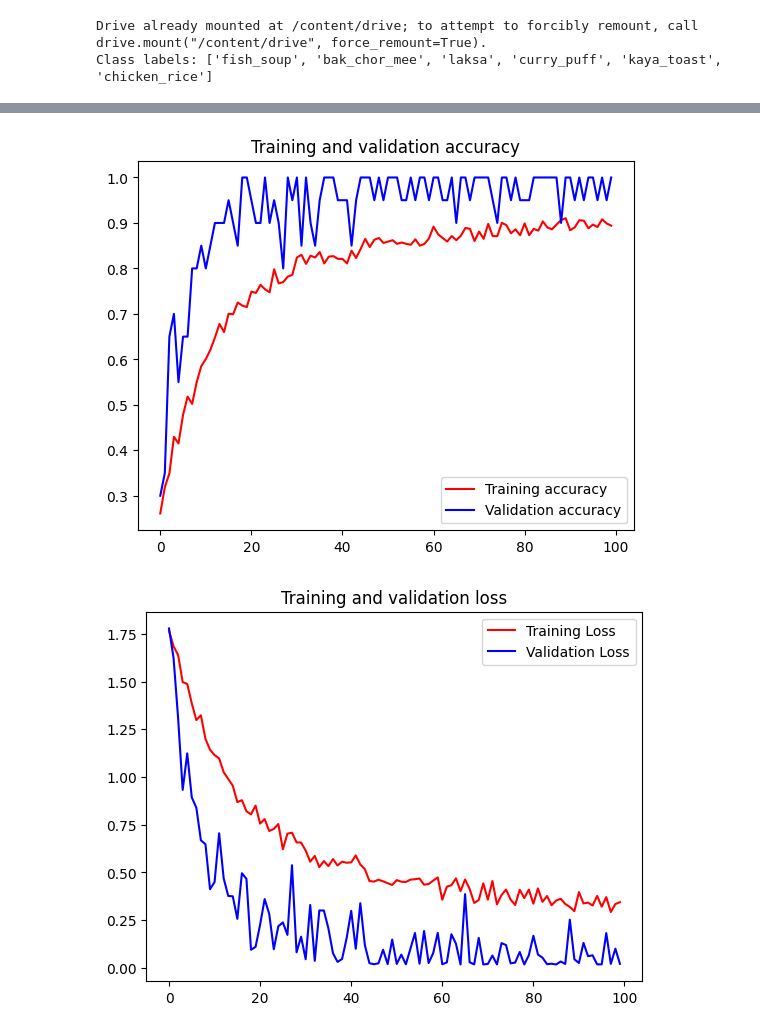
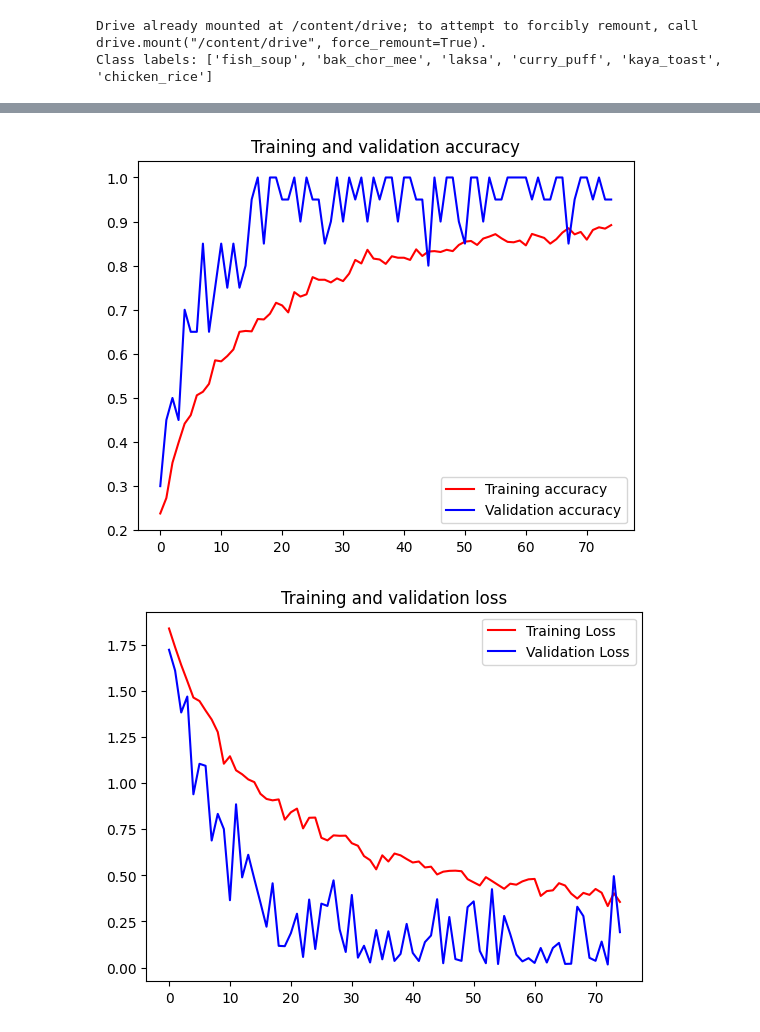
Before and after one commit to chernhaw/ITNPBDJ---Dissertation-Project, a Jupyter notebook: L2_Makan_v1.ipynb, the cells around one changed output, grey strips where cells are left out. Drawn from its saved outputs; the diff is of its cells as text; code cells hidden in the pictures.

```diff
--- a/L2_Makan_v1.ipynb
+++ b/L2_Makan_v1.ipynb
@@ -112,7 +112,7 @@ model.compile(loss='categorical_crossentropy',
 # %%
 
 # Constant for epochs
-EPOCHS = 100
+EPOCHS = 75
 
 # Train the model
 history = model.fit(
@@ -171,2 +171,2 @@ Epoch 100/100
-[figure, old version]
+[figure, new version]
-[figure, old version]
+[figure, new version]
```
Also changed, not shown: parts of 2 cells of this notebook.
